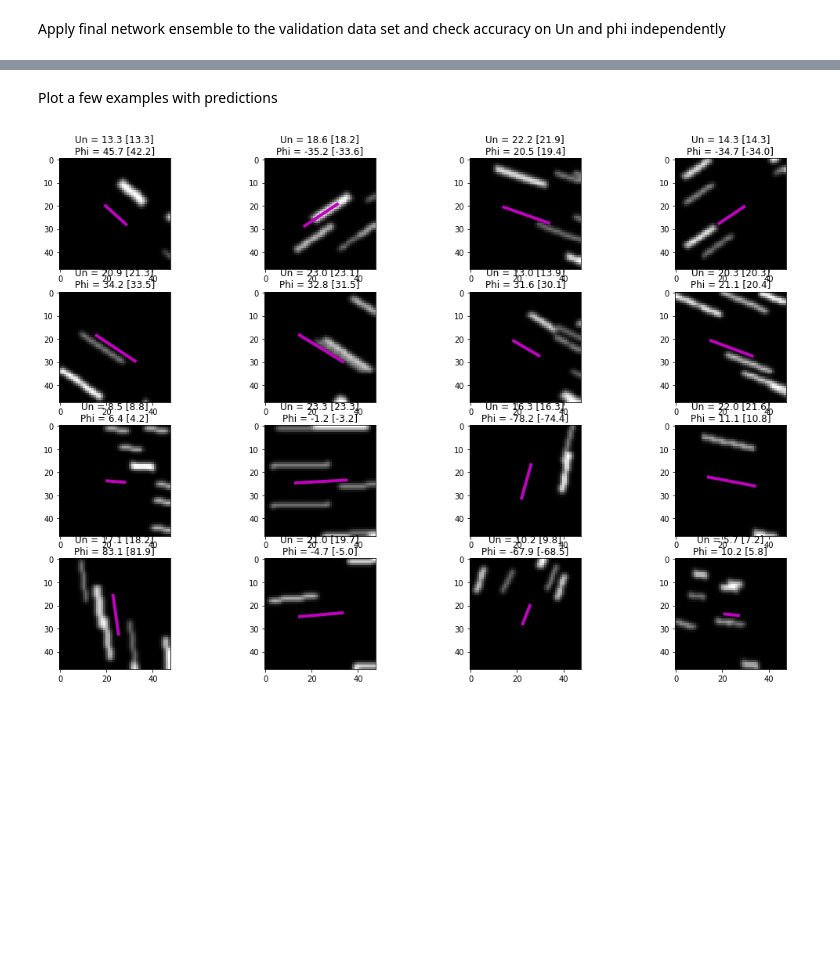
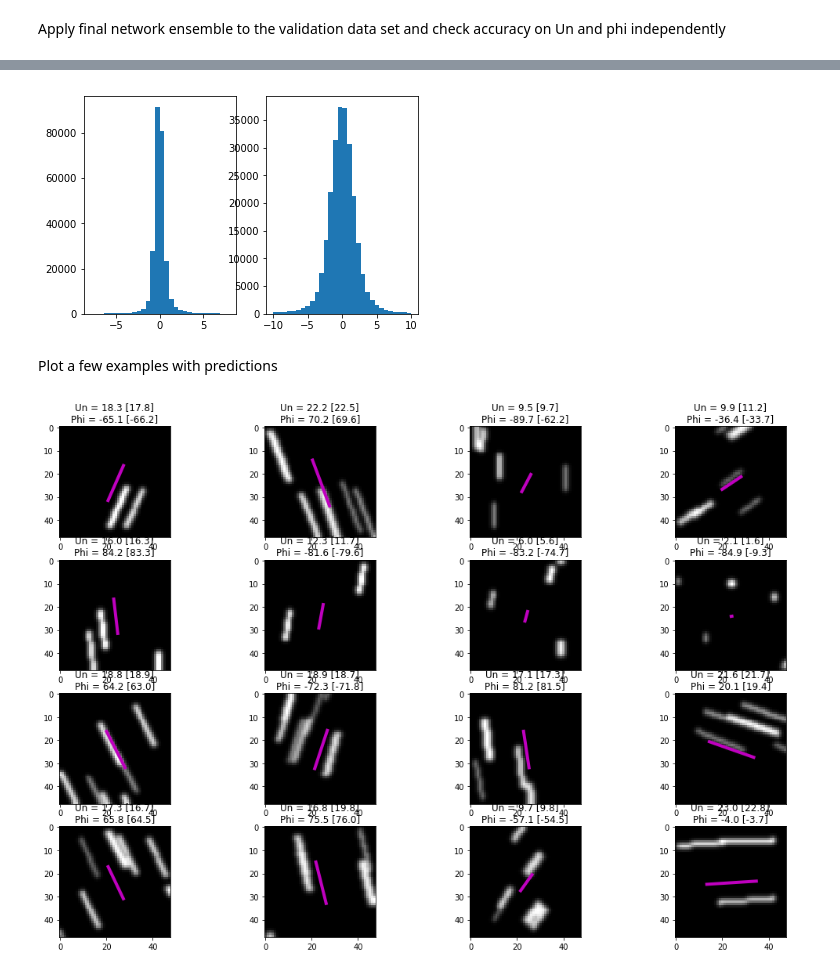
Before and after one commit to agrayver/streakcnn, a Jupyter notebook: test_CNN_pytorch.ipynb, the cells around one changed output, grey strips where cells are left out. Drawn from its saved outputs; the diff is of its cells as text; code cells hidden in the pictures; blank space fills up the shorter version.

```diff
--- a/test_CNN_pytorch.ipynb
+++ b/test_CNN_pytorch.ipynb
@@ -151,6 +151,12 @@ yaveraged /= n_ensemble_members
 yresiduals = yaveraged - testData
 yrmse = np.sqrt(np.mean(yresiduals**2, axis = 0))
 print('Ensemble RMSE on Un = ', yrmse[0], ', RMSE on phi = ', yrmse[1])
+
+fig = plt.figure()
+ax = fig.add_subplot(1,2,1)
+plt.hist(yresiduals[:,0], 30, (-8, 8));
+ax = fig.add_subplot(1,2,2)
+plt.hist(yresiduals[:,1], 30, (-10, 10));
 # %% [output]
 0 RMSE on Un =  1.0625456054970526 , RMSE on phi =  8.467702813090517
 0 Accuracy on Un = 95.3224 % and on phi = 98.3576 %
@@ -166,4 +172,5 @@ Testing finished, took 20.8094s. 60069.04 images/sec.
 Ensemble RMSE on Un =  0.9922105708446741 , RMSE on phi =  7.844863862737567
+[figure, added]
 # %% [markdown]
 Plot a few examples with predictions
 # %%
@@ -196,4 +203,4 @@ for i in range(indices.size):
 fig.set_size_inches(np.array(fig.get_size_inches()) * 3)
 plt.show()
 # %% [output]
-[figure, old version]
+[figure, new version]
```
Also changed, not shown: parts of 3 cells of this notebook, 3 other files.
